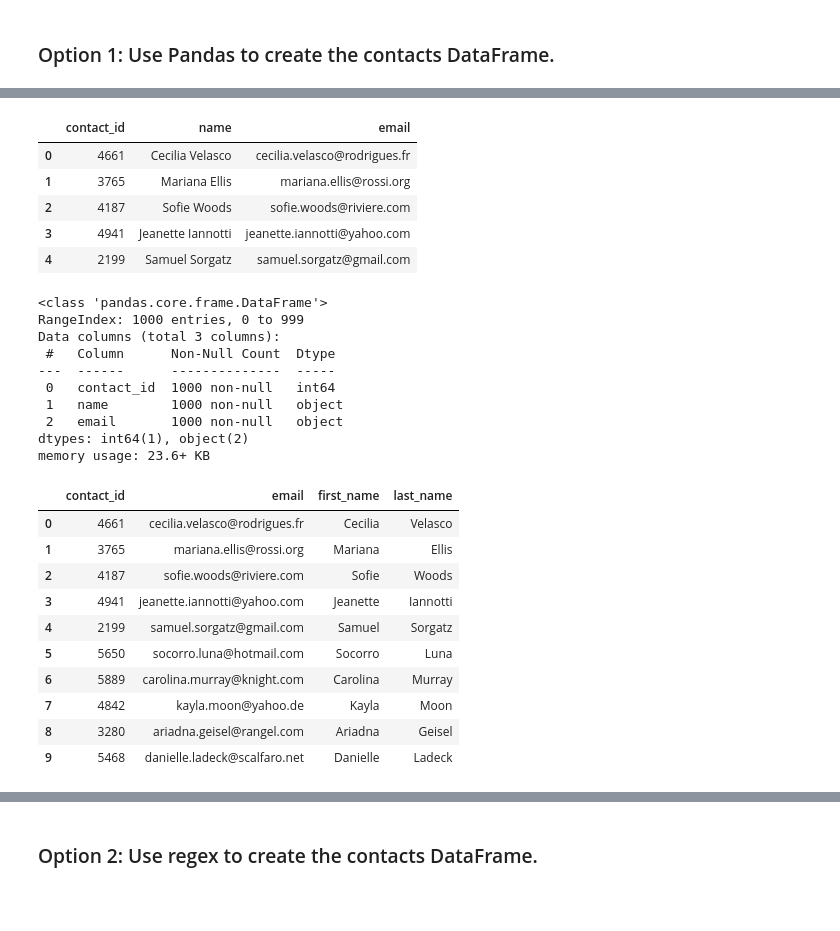
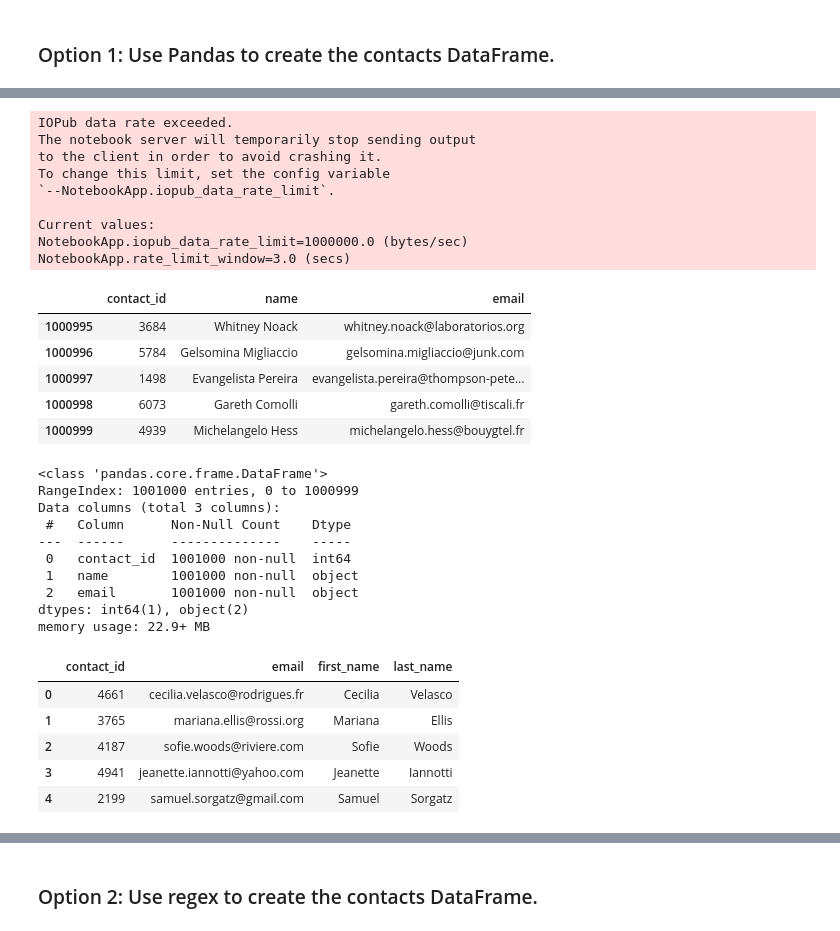
Before and after one commit to gv-priya/Crowdfuncding_ETL, a Jupyter notebook: Starter_Files/Gayathripriya_ETL_Mini_Project_Starter_Code.ipynb, the cells around one changed output, grey strips where cells are left out. Cells and saved outputs as stored; diff of their text form; code cells hidden in the pictures; blank space fills up the shorter version.

```diff
--- a/Starter_Files/Gayathripriya_ETL_Mini_Project_Starter_Code.ipynb
+++ b/Starter_Files/Gayathripriya_ETL_Mini_Project_Starter_Code.ipynb
@@ -344,6 +162,0 @@ campaign_merged_df.tail(10)
-# %%
-# Drop unwanted columns
-campaign_merged_df.set_index('cf_id', drop=False, verify_integrity = False)
-#campaign_merged_df.reset_index(drop = False)
-campaign_cleaned = campaign_merged_df.drop(columns = ['category/sub-category','category','sub-category'], inplace=True)
-campaign_cleaned.columns()
@@ -389,0 +205,23 @@ print(dict_values)
+# %%
+# Iterate through the contact_info_df and convert each row to a dictionary.
+from json import loads, dumps
+import ast
+c = []
+row1 = []
+
+new_dict = {}
+results = contact_info_df.to_json(orient="table")
+parsed = loads(results)
+dfjson=dumps(parsed, indent=4)
+df = pd.read_json(dfjson, orient="table")
+for index, row in df.iterrows():
+    c.append(list(row))
+for ind, row in enumerate(c):
+    for j in range(1, 1001):
+        row1.append(ast.literal_eval(c[j][0]))
+# %%
+list_values = []
+for i in row1:
+    for key, value in i.items():
+        list_values.append(value)
+list_values
@@ -390,42 +246,57 @@ print(dict_values)
 # %%
 # Create a contact_info DataFrame and add each list of values, i.e., each row
 # to the 'contact_id', 'name', 'email' columns.
+columns = ['contact_id', 'name', 'email']
+value_list = []
+for l in range(0,len(list_values), 3):
+    value_list.append(list_values[l:l+3])
+print(value_list)
+contact_info_DataFrame = pd.DataFrame(value_list, columns = columns)
+contact_info_DataFrame.tail(5)
 # %% [output]
+IOPub data rate exceeded.
+The notebook server will temporarily stop sending output
+to the client in order to avoid crashing it.
+To change this limit, set the config variable
+`--NotebookApp.iopub_data_rate_limit`.
+
+Current values:
+NotebookApp.iopub_data_rate_limit=1000000.0 (bytes/sec)
+NotebookApp.rate_limit_window=3.0 (secs)
 |  | contact_id | name | email |
-| 0 | 4661 | Cecilia Velasco | cecilia.velasco@rodrigues.fr |
-| 1 | 3765 | Mariana Ellis | mariana.ellis@rossi.org |
-| 2 | 4187 | Sofie Woods | sofie.woods@riviere.com |
-| 3 | 4941 | Jeanette Iannotti | jeanette.iannotti@yahoo.com |
-| 4 | 2199 | Samuel Sorgatz | samuel.sorgatz@gmail.com |
+| 1000995 | 3684 | Whitney Noack | whitney.noack@laboratorios.org |
+| 1000996 | 5784 | Gelsomina Migliaccio | gelsomina.migliaccio@junk.com |
+| 1000997 | 1498 | Evangelista Pereira | evangelista.pereira@thompson-pete... |
+| 1000998 | 6073 | Gareth Comolli | gareth.comolli@tiscali.fr |
+| 1000999 | 4939 | Michelangelo Hess | michelangelo.hess@bouygtel.fr |
 # %%
 # Check the datatypes.
+contact_info_DataFrame.info()
 # %% [output]
 <class 'pandas.core.frame.DataFrame'>
-RangeIndex: 1000 entries, 0 to 999
+RangeIndex: 1001000 entries, 0 to 1000999
 Data columns (total 3 columns):
- #   Column      Non-Null Count  Dtype
----  ------      --------------  -----
- 0   contact_id  1000 non-null   int64
- 1   name        1000 non-null   object
- 2   email       1000 non-null   object
+ #   Column      Non-Null Count    Dtype
+---  ------      --------------    -----
+ 0   contact_id  1001000 non-null  int64
+ 1   name        1001000 non-null  object
+ 2   email       1001000 non-null  object
 dtypes: int64(1), object(2)
-memory usage: 23.6+ KB
+memory usage: 22.9+ MB
 # %%
 # Create a "first"name" and "last_name" column with the first and last names from the "name" column.
-
+contact_info_DataFrame[['first_name','last_name']] = contact_info_DataFrame['name'].str.split(' ', expand=True)
+# contact_info_df.head()
 
 # Drop the contact_name column
+contact_info_DataFrame.drop(columns = ['name'], inplace = True)
+contact_info_DataFrame.head()
 # %% [output]
 |  | contact_id | email | first_name | last_name |
 | 0 | 4661 | cecilia.velasco@rodrigues.fr | Cecilia | Velasco |
 | 1 | 3765 | mariana.ellis@rossi.org | Mariana | Ellis |
 | 2 | 4187 | sofie.woods@riviere.com | Sofie | Woods |
 | 3 | 4941 | jeanette.iannotti@yahoo.com | Jeanette | Iannotti |
 | 4 | 2199 | samuel.sorgatz@gmail.com | Samuel | Sorgatz |
-| 5 | 5650 | socorro.luna@hotmail.com | Socorro | Luna |
-| 6 | 5889 | carolina.murray@knight.com | Carolina | Murray |
-| 7 | 4842 | kayla.moon@yahoo.de | Kayla | Moon |
-| 8 | 3280 | ariadna.geisel@rangel.com | Ariadna | Geisel |
-| 9 | 5468 | danielle.ladeck@scalfaro.net | Danielle | Ladeck |
 # %%
 # Reorder the columns
```
Also changed, not shown: parts of 36 cells of this notebook, 2 other files.
